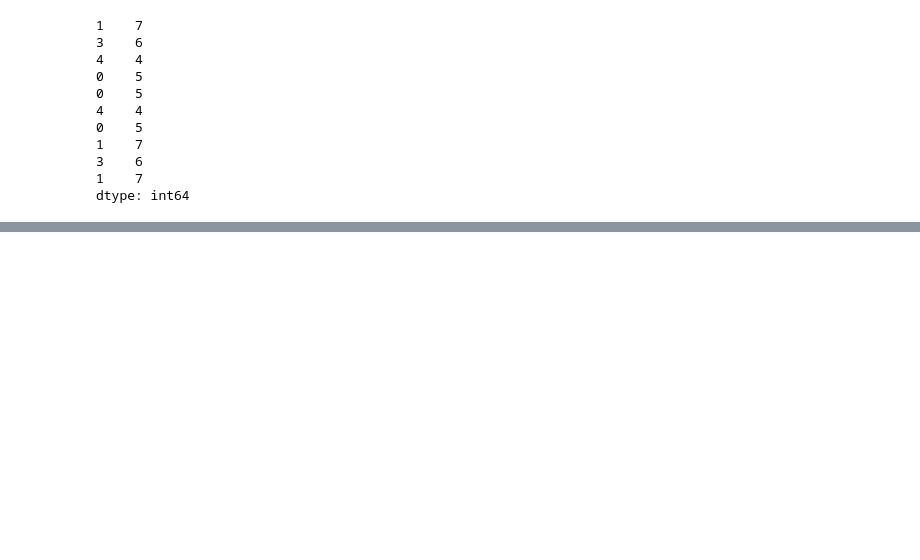
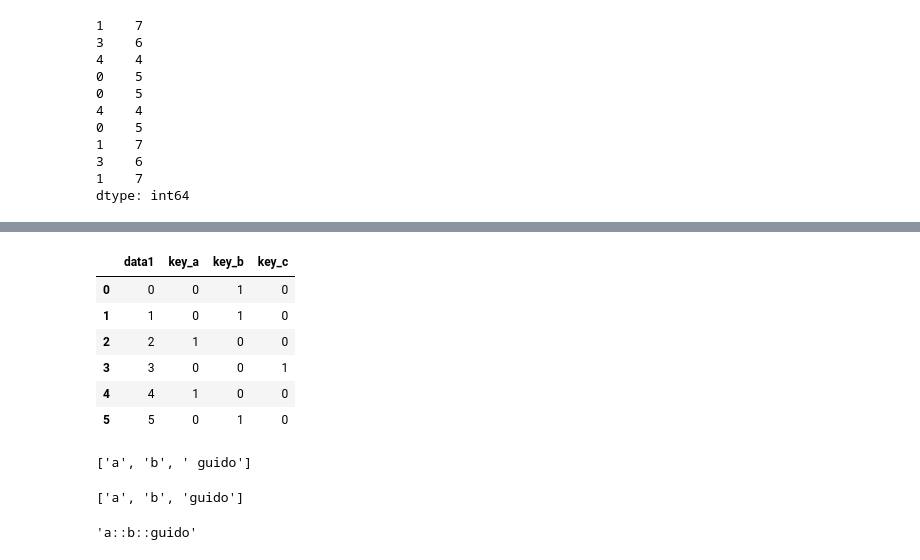
Before and after one commit to goomhow/learn-dm, a Jupyter notebook: capture-7.ipynb, the cells around one changed output, grey strips where cells are left out. Drawn from its saved outputs; the diff is of its cells as text; code cells hidden in the pictures; blank space fills up the shorter version.

```diff
--- a/capture-7.ipynb
+++ b/capture-7.ipynb
@@ -696,3 +696,8 @@ draws
 3    6
 1    7
 dtype: int64
+# %%
+import pandas as pd
+import numpy as np
+df = pd.DataFrame({'key': ['b', 'b', 'a', 'c', 'a', 'b'],
+'data1': range(6)})
@@ -698,0 +724,2 @@ dtype: int64
+# %%
+dummier = pd.get_dummies(df.key,prefix='key')
@@ -698,0 +736,15 @@ dtype: int64
+# %%
+df[['data1']].join(dummier)
+# %% [output]
+|  | data1 | key_a | key_b | key_c |
+| 0 | 0 | 0 | 1 | 0 |
+| 1 | 1 | 0 | 1 | 0 |
+| 2 | 2 | 1 | 0 | 0 |
+| 3 | 3 | 0 | 0 | 1 |
+| 4 | 4 | 1 | 0 | 0 |
+| 5 | 5 | 0 | 1 | 0 |
+# %%
+val = 'a,b, guido'
+val.split(',')
+# %% [output]
+['a', 'b', ' guido']
@@ -698,0 +753,4 @@ dtype: int64
+# %%
+pieces
+# %% [output]
+['a', 'b', 'guido']
@@ -698,0 +759,4 @@ dtype: int64
+# %%
+'::'.join(pieces)
+# %% [output]
+'a::b::guido'
```
Also changed, not shown: parts of 39 cells of this notebook.
